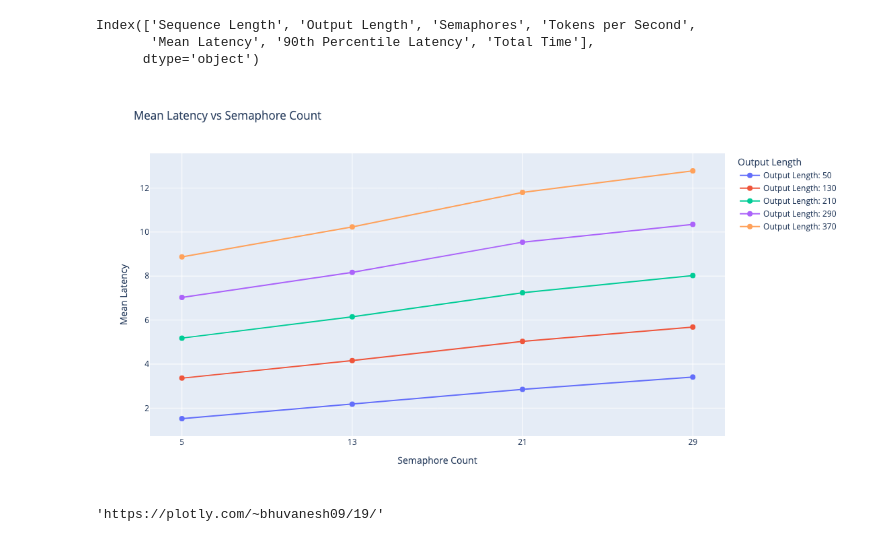
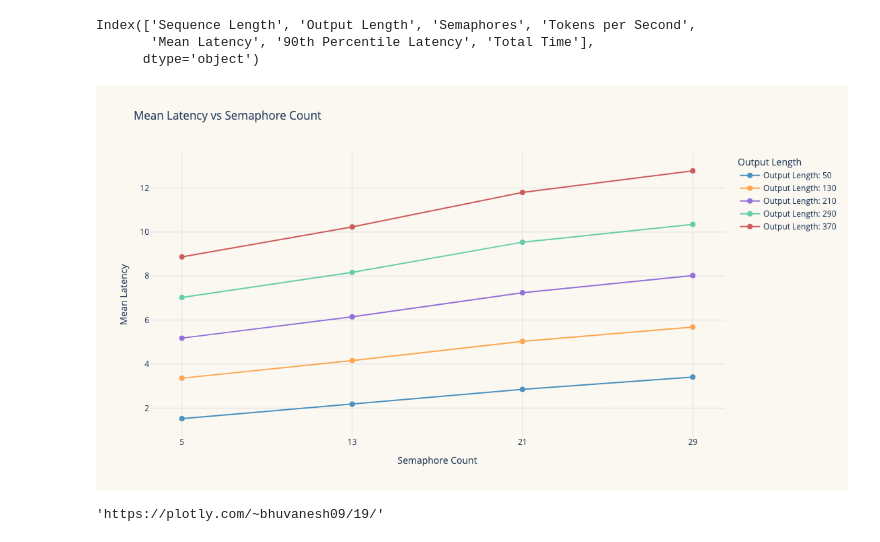
Before and after one commit to Bhuvanesh09/bhuvanesh09.github.io, a Jupyter notebook: PlotsAndNotebooks/cost_latency_plots.ipynb, the cells around one changed output. Saved outputs shown, nothing was run; the diff lists cells and outputs as text; code cells hidden in the pictures.

```diff
--- a/PlotsAndNotebooks/cost_latency_plots.ipynb
+++ b/PlotsAndNotebooks/cost_latency_plots.ipynb
@@ -178,40 +181,48 @@ Index(['Sequence Length', 'Output Length', 'Semaphores', 'Tokens per Second',
        'Mean Latency', '90th Percentile Latency', 'Total Time'],
       dtype='object')
 # %%
+# Define the custom color scheme
+color_scheme = ['#4A90C0', '#FFA54F', '#9370DB', '#66CDAA', '#CD5C5C']
+
 df_512 = df[df['Sequence Length'] == 512]
 df_512 = df_512[df_512['Semaphores'] < 37]
+
 # Create the scatter plot
 fig = go.Figure()
 
 # Add traces for each output length
-for output_length in df_512['Output Length'].unique():
+for i, output_length in enumerate(df_512['Output Length'].unique()):
     df_subset = df_512[df_512['Output Length'] == output_length]
     fig.add_trace(go.Scatter(
         x=df_subset['Semaphores'],
         y=df_subset['Mean Latency'],
         mode='lines+markers',
         name=f'Output Length: {output_length}',
-        marker=dict(size=8),
-        line=dict(width=2)
+        line=dict(color=color_scheme[i % len(color_scheme)], width=2),
+        marker=dict(
+            size=8,
+            color=color_scheme[i % len(color_scheme)],
+        )
     ))
 
 # Update layout
 fig.update_layout(
     title='Mean Latency vs Semaphore Count',
     xaxis_title='Semaphore Count',
     yaxis_title='Mean Latency',
     legend_title='Output Length',
     width=800,
-    height=600
+    height=600,
+    plot_bgcolor='#FAF8F1',
+    paper_bgcolor='#FAF8F1',
+    xaxis=dict(gridcolor='#E0E0E0', gridwidth=1, tickmode='linear', tick0=5, dtick=8),
+    yaxis=dict(gridcolor='#E0E0E0', gridwidth=1)
 )
-
-# Update x-axis to show only integer values
-fig.update_xaxes(tickmode='linear', tick0=5, dtick=8)
 
 # Show the plot
 fig.show()
 # %% [output]
-[figure, old version]
+[figure, new version]
 # %%
 py.plot(fig, filename='mean_latency_vs_semaphore', auto_open=False)
 # %% [output]
```
Also changed, not shown: parts of 7 cells of this notebook, 7 other files.
